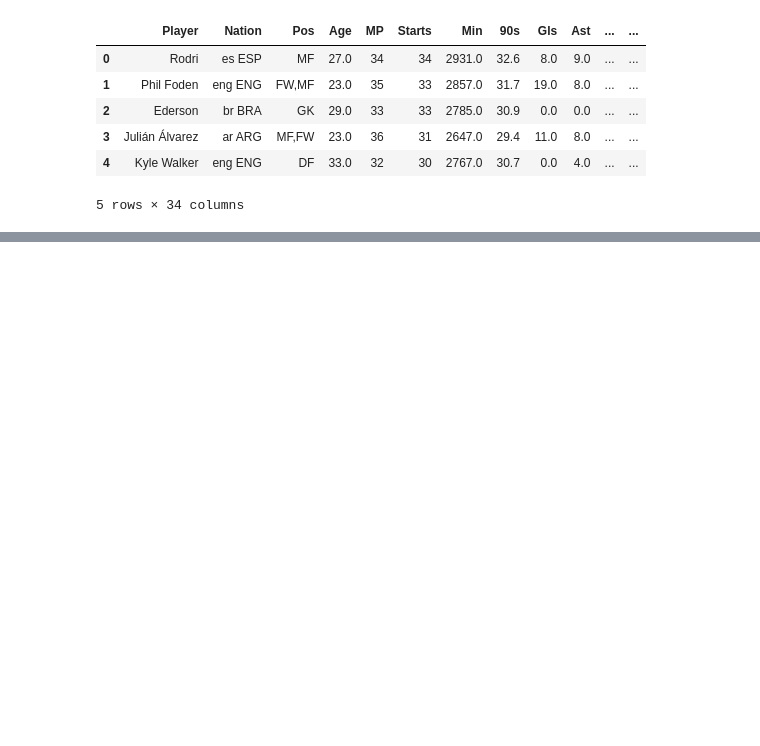
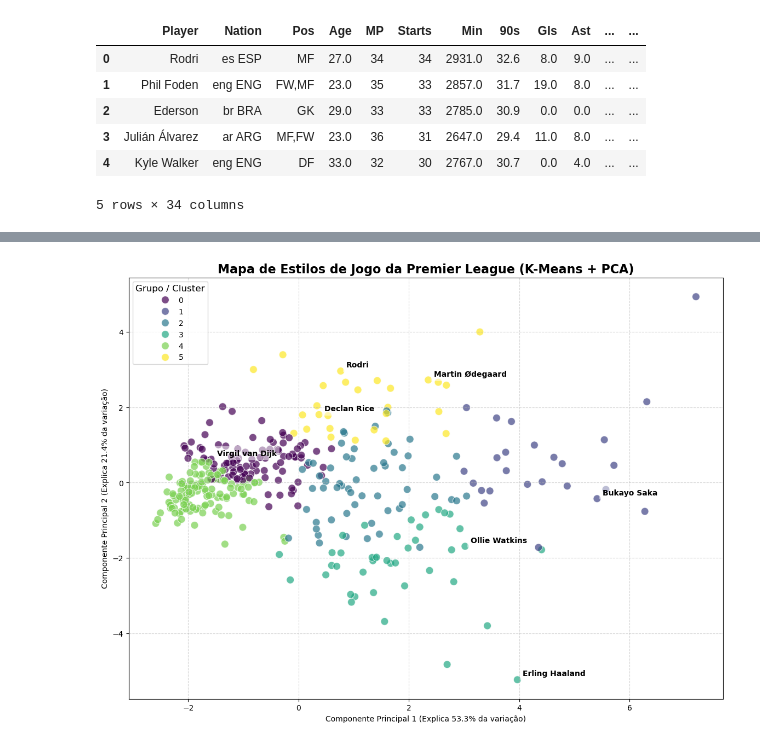
Before and after one commit to Qu1te-a-nice-guy/Football_stats, a Jupyter notebook: NB_1.ipynb, the cells around one changed output, grey strips where cells are left out. Cells and saved outputs as stored; diff of their text form; code cells hidden in the pictures; blank space fills up the shorter version.

```diff
--- a/NB_1.ipynb
+++ b/NB_1.ipynb
@@ -205,0 +103,11 @@ Lost Daniel Muñoz and Adam Wharton due to inexistant market value data
+# %%
+# Escolhe o número de clusters baseado nos gráficos do passo anterior
+k_final = 6
+# 1. Criar o modelo final
+kmeans_final = KMeans(n_clusters=k_final, random_state=42, n_init=10)
+# 2. Treinar o modelo e prever a que grupo cada jogador pertence
+cluster_labels = kmeans_final.fit_predict(df_scaled)
+# 3. Adicionar as labels (0 a 5) ao nosso dataframe original filtrado
+df_filtered['Cluster'] = cluster_labels
+# Vamos ver quantos jogadores ficaram em cada grupo!
+print(df_filtered['Cluster'].value_counts())
@@ -205,0 +147,50 @@ Lost Daniel Muñoz and Adam Wharton due to inexistant market value data
+# %%
+# 1. Instanciar o PCA para reduzir as nossas 6 variáveis para apenas 2 componentes principais (eixo X e eixo Y)
+pca = PCA(n_components=2)
+
+# 2. Ensinar ao PCA os nossos dados escalados e transformá-los logo de seguida
+componentes_principais = pca.fit_transform(df_scaled)
+
+# 3. Adicionar estas 2 novas "coordenadas matemáticas" ao nosso dataframe principal
+df_filtered['PCA1'] = componentes_principais[:, 0]
+df_filtered['PCA2'] = componentes_principais[:, 1]
+
+# 4. Desenhar o gráfico!
+plt.figure(figsize=(14, 10))
+
+# O seaborn é espetacular para isto porque pinta automaticamente as cores com o parâmetro "hue"
+sns.scatterplot(
+    x='PCA1',
+    y='PCA2',
+    hue='Cluster',
+    data=df_filtered,
+    palette='viridis', # 'viridis' ou 'tab10' são ótimas paletas
+    s=100,             # Tamanho da bolinha
+    alpha=0.7          # Transparência para ver bolinhas sobrepostas
+)
+
+# 5. [Bónus] Vamos colocar o nome de alguns jogadores famosos no gráfico para te orientares
+jogadores_famosos = ['Erling Haaland', 'Bukayo Saka', 'Rodri', 'Virgil van Dijk', 'Martin Ødegaard', 'Ollie Watkins', 'Declan Rice']
+
+for jogador in jogadores_famosos:
+    # Procurar a linha do jogador específico
+    linha_jogador = df_filtered[df_filtered['Player'] == jogador]
+
+    if not linha_jogador.empty:
+        # Extrair as coordenadas x (PCA1) e y (PCA2)
+        x = linha_jogador['PCA1'].values[0]
+        y = linha_jogador['PCA2'].values[0]
+
+        # Desenhar o texto ligeiramente acima da bolinha
+        plt.text(x + 0.1, y + 0.1, jogador, fontsize=10, weight='bold',
+                 bbox=dict(facecolor='white', alpha=0.5, edgecolor='none'))
+
+plt.title('Mapa de Estilos de Jogo da Premier League (K-Means + PCA)', fontsize=16, weight='bold')
+plt.xlabel(f'Componente Principal 1 (Explica {pca.explained_variance_ratio_[0]*100:.1f}% da variação)')
+plt.ylabel(f'Componente Principal 2 (Explica {pca.explained_variance_ratio_[1]*100:.1f}% da variação)')
+plt.legend(title='Grupo / Cluster', title_fontsize='12')
+plt.grid(True, linestyle='--', alpha=0.5)
+
+plt.show()
+# %% [output]
+[figure, added]
```
Also changed, not shown: parts of 34 cells of this notebook, 1 other file.
